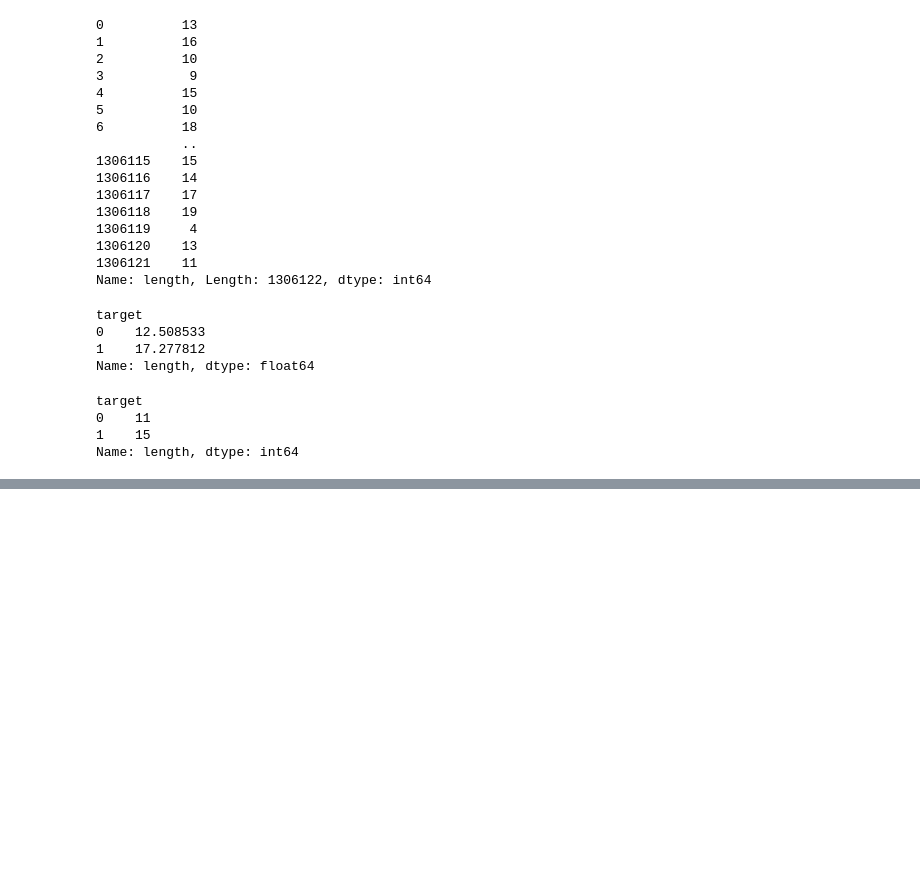
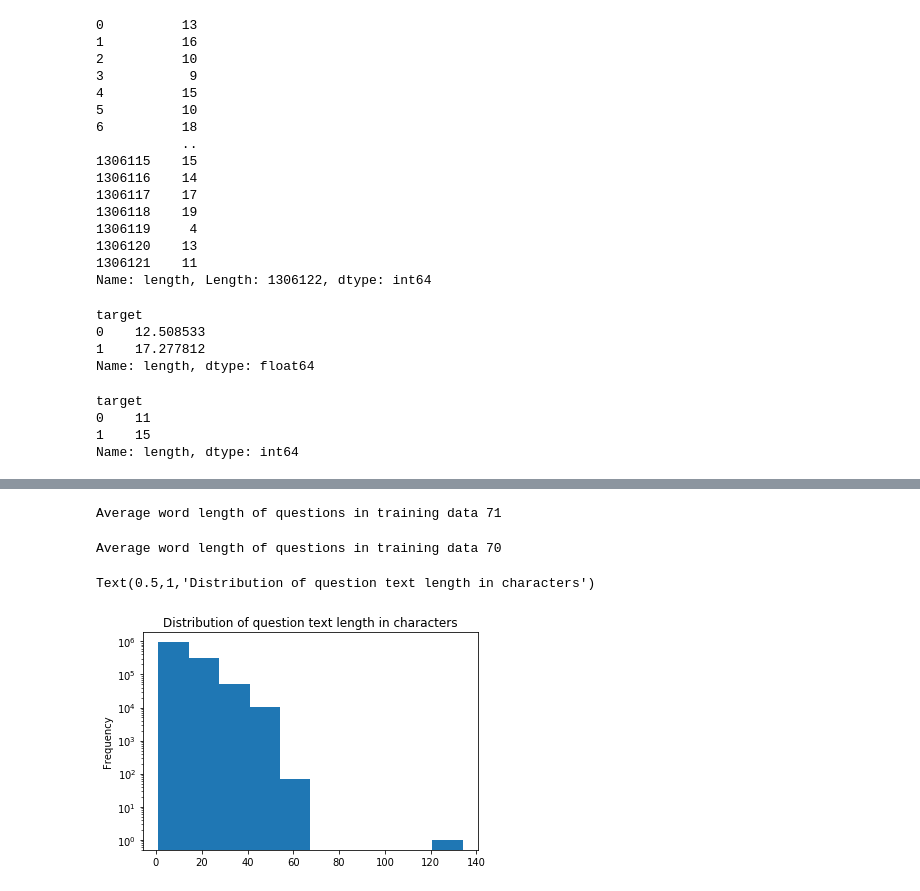
Before and after one commit to diwakarmalla/quora_insincere_ques_classification, a Jupyter notebook: notebooks/eda.ipynb, the cells around one changed output, grey strips where cells are left out. Saved outputs shown, nothing was run; the diff lists cells and outputs as text; code cells hidden in the pictures; blank space fills up the shorter version.

```diff
--- a/notebooks/eda.ipynb
+++ b/notebooks/eda.ipynb
@@ -117,0 +139,8 @@ df_train['question_text'].str.split().value_counts()
+# %%
+print('Average word length of questions in training data {0:.0f}'.format(np.mean(df_train.question_text.apply(lambda x: len(x)))))
+# %% [output]
+Average word length of questions in training data 71
+# %%
+print('Average word length of questions in training data {0:.0f}'.format(np.mean(df_test.question_text.apply(lambda x: len(x)))))
+# %% [output]
+Average word length of questions in training data 70
@@ -117,0 +156,7 @@ df_train['question_text'].str.split().value_counts()
+# %%
+df_train['question_text'].apply(lambda x: len(x.split())).plot(kind='hist');
+plt.yscale('log');
+plt.title('Distribution of question text length in characters')
+# %% [output]
+Text(0.5,1,'Distribution of question text length in characters')
+[figure, added]
```
Also changed, not shown: parts of 26 cells of this notebook.
